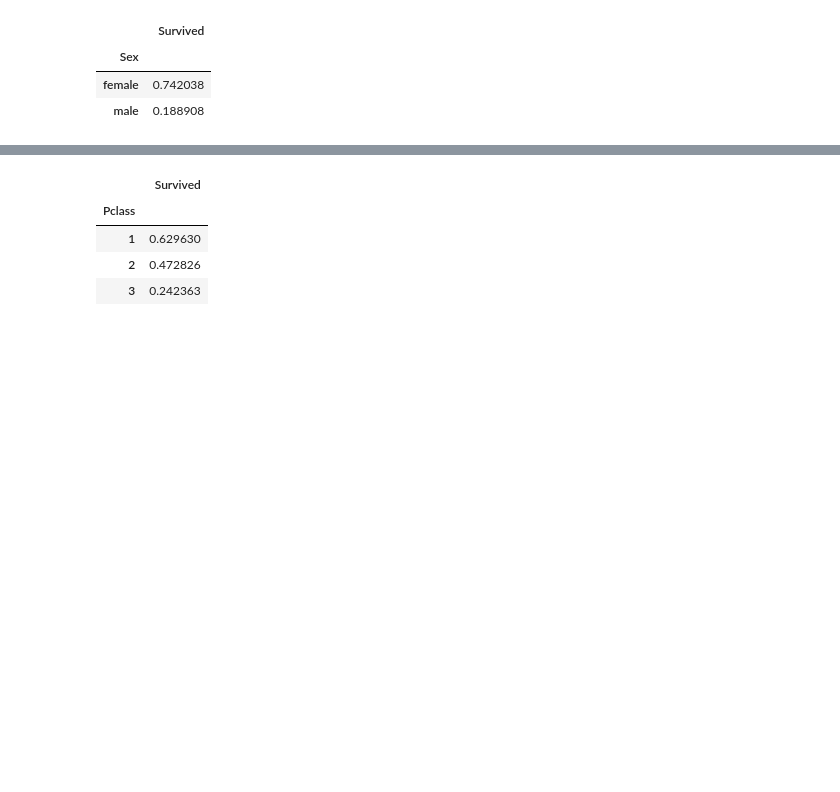
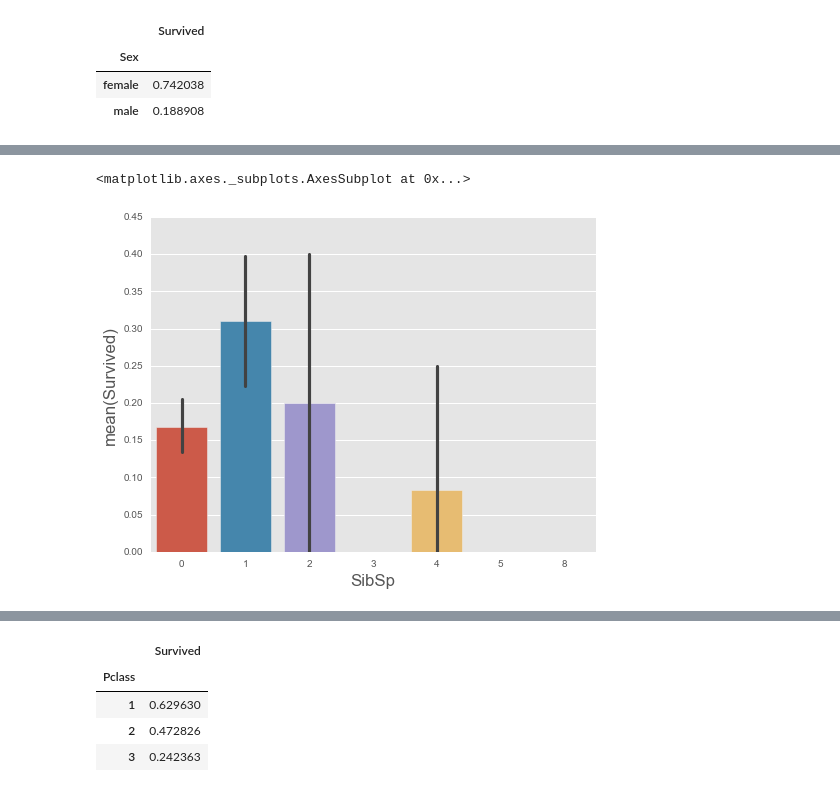
Before and after one commit to sargaspar/Kaggle-Titanic, a Jupyter notebook: Kaggle_Titanic.ipynb, the cells around one changed output, grey strips where cells are left out. Cells and saved outputs as stored; diff of their text form; code cells hidden in the pictures; blank space fills up the shorter version.

```diff
--- a/Kaggle_Titanic.ipynb
+++ b/Kaggle_Titanic.ipynb
@@ -6,8 +6,8 @@ Importing the data sets and the pandas library
 # %%
 import pandas as pd
 
-test = pd.read_csv("test.csv")
-train = pd.read_csv("train.csv")
+test = pd.read_csv("../test.csv")
+train = pd.read_csv("../train.csv")
 # %%
 test.shape
 # %% [output]
@@ -101,0 +127,7 @@ sex_pivot
+# %%
+men = train.loc[train['Sex'] == 'male', :].copy()
+women = train.loc[train['Sex'] == 'female', :].copy()
+sns.barplot(x=men.SibSp, y=train.Survived)
+# %% [output]
+<matplotlib.axes._subplots.AxesSubplot at 0x...>
+[figure, added]
```
Also changed, not shown: parts of 12 cells of this notebook.
